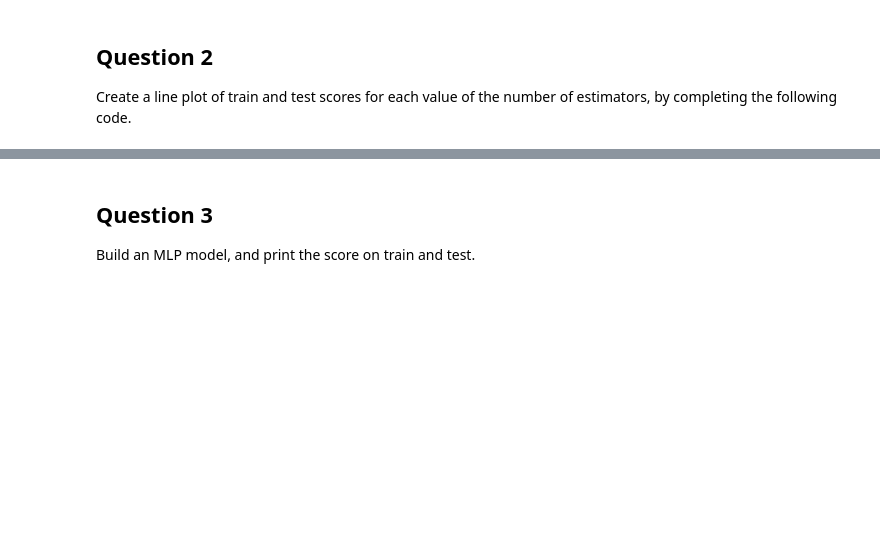
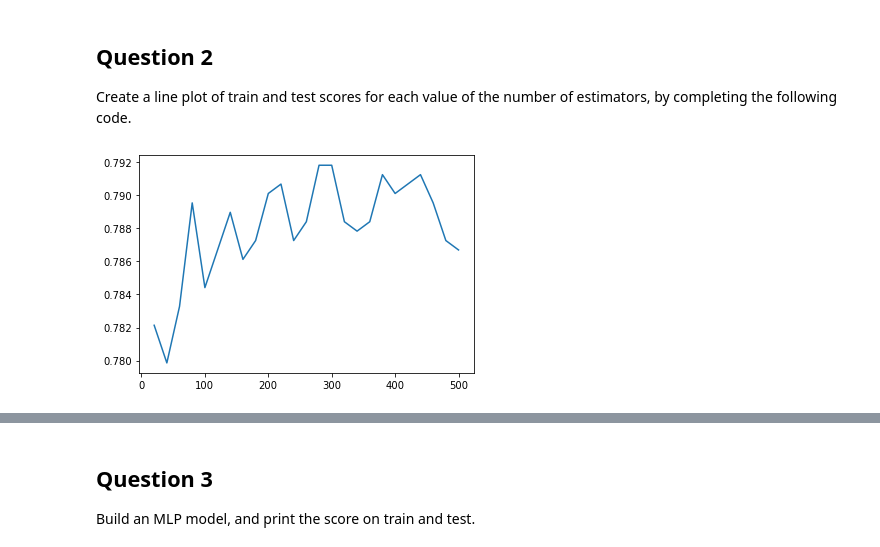
Before and after one commit to FontanaPedro/DBA_coding_exercises, a Jupyter notebook: Pedro/4. Lab4BDA2023.ipynb, the cells around one changed output, grey strips where cells are left out. Drawn from its saved outputs; the diff is of its cells as text; code cells hidden in the pictures; blank space fills up the shorter version.

```diff
--- a/Pedro/4. Lab4BDA2023.ipynb
+++ b/Pedro/4. Lab4BDA2023.ipynb
@@ -9,3 +9,7 @@ from sklearn.linear_model import LinearRegression
 # %% [markdown]
 ### Question 0
 Load the telco data file we used in Lab 3, and perform a train-test split. Now build a Random Forest model, and print the score on train and test.
+# %%
+df=pd.read_csv("3. telco.csv")
+
+df.head(5)
@@ -11,0 +28,8 @@ Load the telco data file we used in Lab 3, and perform a train-test split. Now b
+# %%
+X = df.drop(["Churn"], axis=1)  #Axis=1 = the whole column --> Sometimes we want to drop more than one columns
+y = df['Churn']
+
+X_train, X_test, y_train, y_test = train_test_split( X, y, stratify=y, random_state=0)
+
+print("shape of X:", X.shape)
+print("\nshape of y:", y.shape)
@@ -12,3 +40,23 @@ Load the telco data file we used in Lab 3, and perform a train-test split. Now b
 # %% [markdown]
 <h2>Question 1</h2>
 Build random forest models with the number of estimators ranging from 20 to 500. Write a loop where n_estimators increases 20 at each iteration, and save the train and test scores in a list. Print the results sorted by test accuracy. <i>Hint: before the loop, create two empty lists for train_scores and test_scores. With each iteration, you can use the append method to add the current scores to the train and test lists.</i>
+# %%
+
+from sklearn.ensemble import RandomForestClassifier
+
+
+
+n=list(range(20,501,20))
+
+
+
+train_scores=[]
+test_scores=[]
+j=0
+for i in n:
+
+    clf=RandomForestClassifier(n_estimators=i,random_state=0).fit(X_train,y_train)
+    train_scores.append(clf.score(X_train,y_train))
+    test_scores.append(clf.score(X_test,y_test))
+    print ("{})  For n_estimators = {}, the train score is : {:.3f} and the test score is: {:.3f} \n".format(j+1 ,n[j], train_scores[j], test_scores[j]))
+    j+=1
@@ -19,12 +105,14 @@ Create a line plot of train and test scores for each value of the number of esti
 # %%
 # first just plot test scores
 # x axis - a list of the values for number of estimators
-x = ____
+x = n
 # two arguments to plot are the x axis values and the y axis values
 # y axis - list of test scores
-plt.plot(x, ___)
+plt.plot(x, test_scores)
 # finally, to show the plots
 plt.show()
+# %% [output]
+[figure, added]
 # %%
 # now plot train and test scores
 # x axis - a list of the values for number of estimators
```
Also changed, not shown: parts of 7 cells of this notebook.
